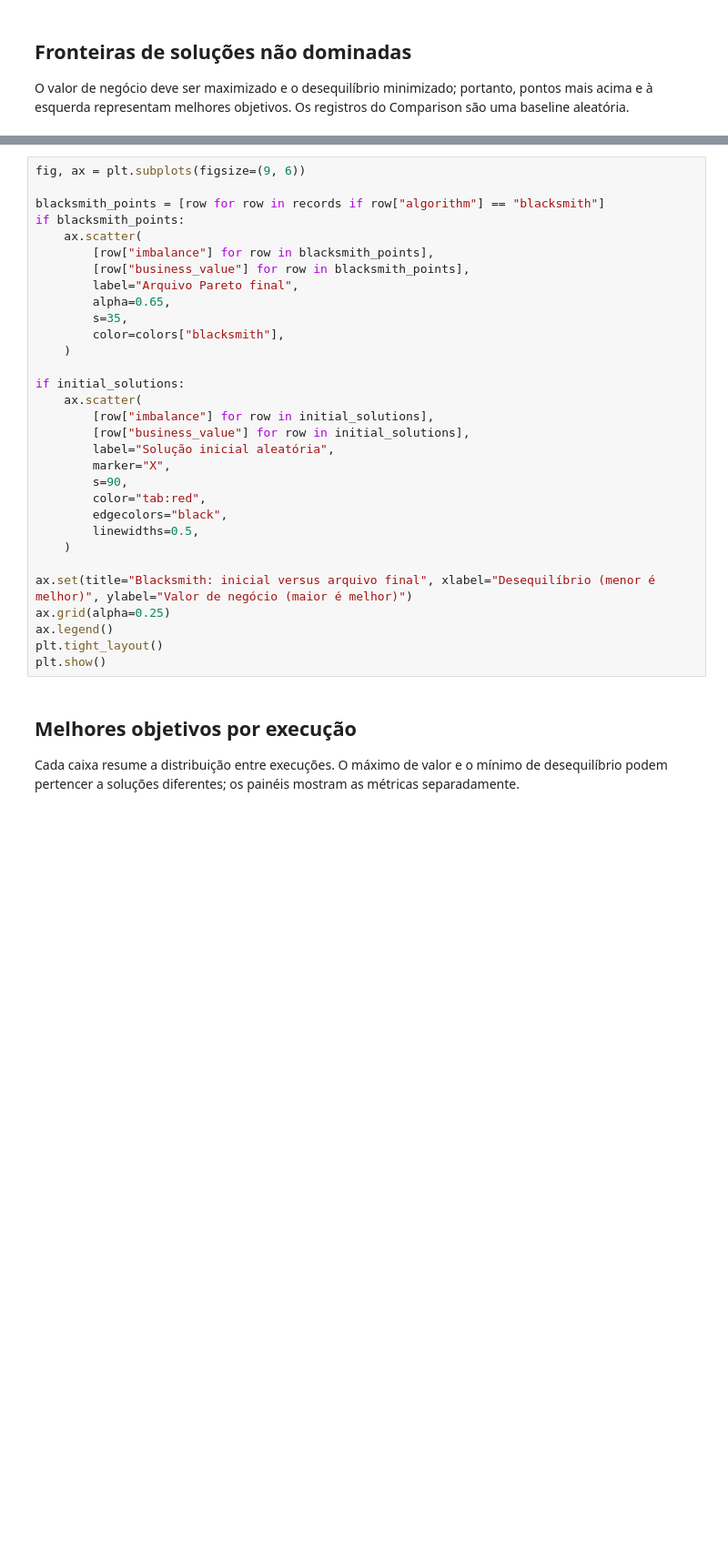
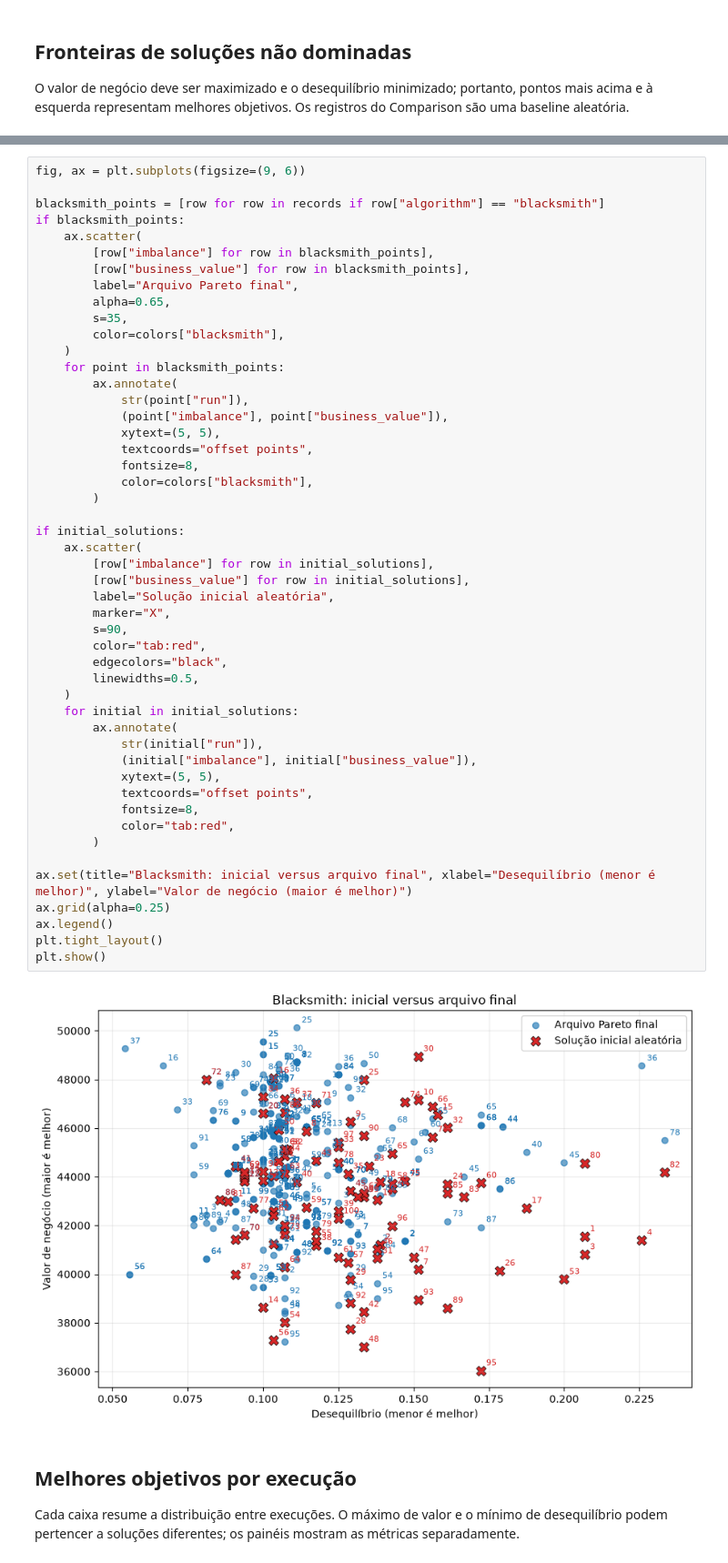
Before and after one commit to rafaelcarrazoni/SimulatedAnnealingPareto, a Jupyter notebook: analysis/results.ipynb, the cells around one changed output, grey strips where cells are left out. Shown at 91% size. Saved outputs shown, nothing was run; the diff lists cells and outputs as text; blank space fills up the shorter version.

```diff
--- a/analysis/results.ipynb
+++ b/analysis/results.ipynb
@@ -96,33 +166,53 @@ Compara a solução inicial de cada execução com as soluções finais do arqui
 fig, ax = plt.subplots(figsize=(9, 6))
 
 blacksmith_points = [row for row in records if row["algorithm"] == "blacksmith"]
 if blacksmith_points:
     ax.scatter(
         [row["imbalance"] for row in blacksmith_points],
         [row["business_value"] for row in blacksmith_points],
         label="Arquivo Pareto final",
         alpha=0.65,
         s=35,
         color=colors["blacksmith"],
     )
+    for point in blacksmith_points:
+        ax.annotate(
+            str(point["run"]),
+            (point["imbalance"], point["business_value"]),
+            xytext=(5, 5),
+            textcoords="offset points",
+            fontsize=8,
+            color=colors["blacksmith"],
+        )
 
 if initial_solutions:
     ax.scatter(
         [row["imbalance"] for row in initial_solutions],
         [row["business_value"] for row in initial_solutions],
         label="Solução inicial aleatória",
         marker="X",
         s=90,
         color="tab:red",
         edgecolors="black",
         linewidths=0.5,
     )
+    for initial in initial_solutions:
+        ax.annotate(
+            str(initial["run"]),
+            (initial["imbalance"], initial["business_value"]),
+            xytext=(5, 5),
+            textcoords="offset points",
+            fontsize=8,
+            color="tab:red",
+        )
 
 ax.set(title="Blacksmith: inicial versus arquivo final", xlabel="Desequilíbrio (menor é melhor)", ylabel="Valor de negócio (maior é melhor)")
 ax.grid(alpha=0.25)
 ax.legend()
 plt.tight_layout()
 plt.show()
+# %% [output]
+[figure, added]
 # %% [markdown]
 ## Melhores objetivos por execução
 
```
Also changed, not shown: parts of 7 cells of this notebook, 10 other files.
